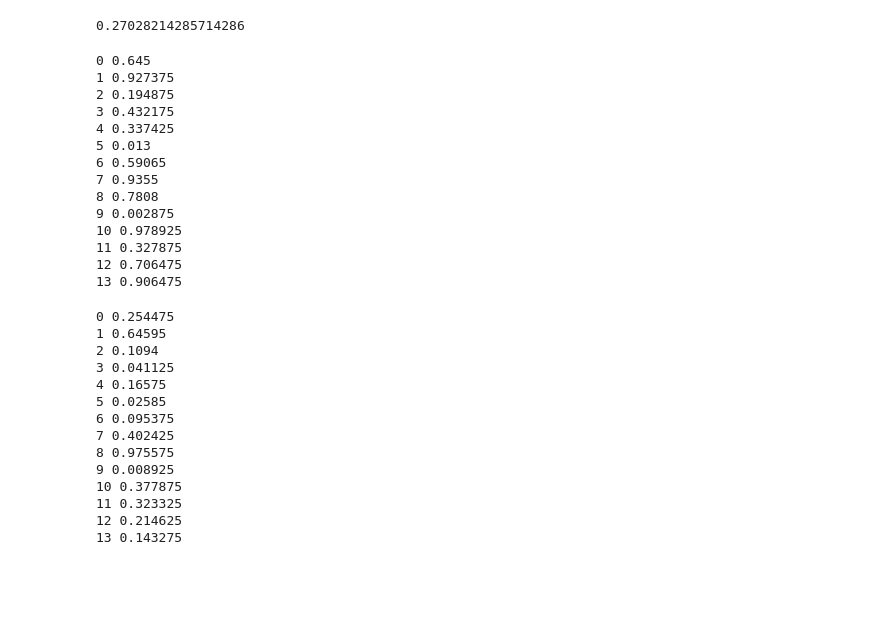
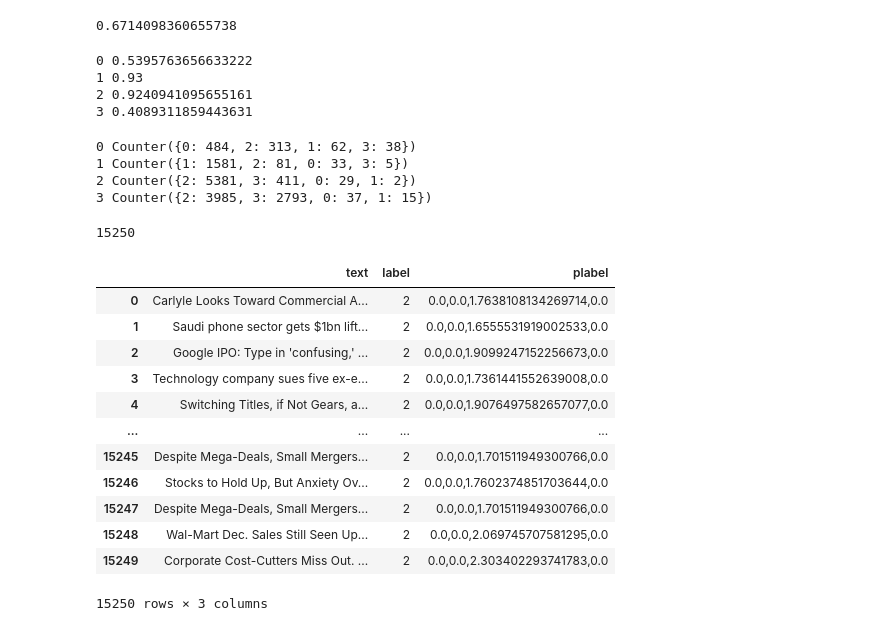
Before and after one commit to Fakekid/weakly-supervised-text-classification-using-graph, a Jupyter notebook: notebooks/pseudo-label-eda.ipynb, the cells around one changed output. Cells and saved outputs as stored; diff of their text form; code cells hidden in the pictures; blank space fills up the shorter version.

```diff
--- a/notebooks/pseudo-label-eda.ipynb
+++ b/notebooks/pseudo-label-eda.ipynb
@@ -84,42 +104,46 @@ set(plabel)
 # %%
-plabel = np.array(plabel)
-label = np.array(label)
-np.mean(plabel == label)
+label_ = np.array(label)[sele_idx]
+np.mean(np.argmax(plabel_, axis=1) == label_)
 # %% [output]
-0.27028214285714286
+0.6714098360655738
 # %%
-for i in tqdm(range(len(set(label)))):
-    print(i, np.mean(label[label == i] == plabel[label==i]))
+for i in tqdm(range(len(set(label_)))):
+    print(i, np.mean(label_[label_ == i] == np.argmax(plabel_[label_==i], axis=1)))
 # %% [output]
-0 0.645
-1 0.927375
-2 0.194875
-3 0.432175
-4 0.337425
-5 0.013
-6 0.59065
-7 0.9355
-8 0.7808
-9 0.002875
-10 0.978925
-11 0.327875
-12 0.706475
-13 0.906475
+0 0.5395763656633222
+1 0.93
+2 0.9240941095655161
+3 0.4089311859443631
-# %%
-for i in tqdm(range(len(set(label)))):
-    print(i, np.mean(label[label == i] == plabel[label==i]))
-# %% [output]
-0 0.254475
-1 0.64595
-2 0.1094
-3 0.041125
-4 0.16575
-5 0.02585
-6 0.095375
-7 0.402425
-8 0.975575
-9 0.008925
-10 0.377875
-11 0.323325
-12 0.214625
-13 0.143275
+# %%
+from collections import Counter
+
+for i in tqdm(range(len(set(label_)))):
+    cnt = Counter(np.argmax(plabel_[label_==i], axis=1))
+    print(i, cnt)
+# %% [output]
+0 Counter({0: 484, 2: 313, 1: 62, 3: 38})
+1 Counter({1: 1581, 2: 81, 0: 33, 3: 5})
+2 Counter({2: 5381, 3: 411, 0: 29, 1: 2})
+3 Counter({2: 3985, 3: 2793, 0: 37, 1: 15})
+# %%
+data_ = [data[i] for i, v in enumerate(sele_idx) if v == True]
+len(data_)
+# %% [output]
+15250
+# %%
+df = pd.DataFrame({'text': data_, 'label': label_, 'plabel': [','.join(list(map(str, i))) for i in plabel_]})
+df
+# %% [output]
+|  | text | label | plabel |
+| 0 | Carlyle Looks Toward Commercial A... | 2 | 0.0,0.0,1.7638108134269714,0.0 |
+| 1 | Saudi phone sector gets $1bn lift... | 2 | 0.0,0.0,1.6555531919002533,0.0 |
+| 2 | Google IPO: Type in 'confusing,' ... | 2 | 0.0,0.0,1.9099247152256673,0.0 |
+| 3 | Technology company sues five ex-e... | 2 | 0.0,0.0,1.7361441552639008,0.0 |
+| 4 | Switching Titles, if Not Gears, a... | 2 | 0.0,0.0,1.9076497582657077,0.0 |
+| ... | ... | ... | ... |
+| 15245 | Despite Mega-Deals, Small Mergers... | 2 | 0.0,0.0,1.701511949300766,0.0 |
+| 15246 | Stocks to Hold Up, But Anxiety Ov... | 2 | 0.0,0.0,1.7602374851703644,0.0 |
+| 15247 | Despite Mega-Deals, Small Mergers... | 2 | 0.0,0.0,1.701511949300766,0.0 |
+| 15248 | Wal-Mart Dec. Sales Still Seen Up... | 2 | 0.0,0.0,2.069745707581295,0.0 |
+| 15249 | Corporate Cost-Cutters Miss Out. ... | 2 | 0.0,0.0,2.303402293741783,0.0 |
+15250 rows × 3 columns
```
Also changed, not shown: parts of 13 cells of this notebook, 4 other files.
